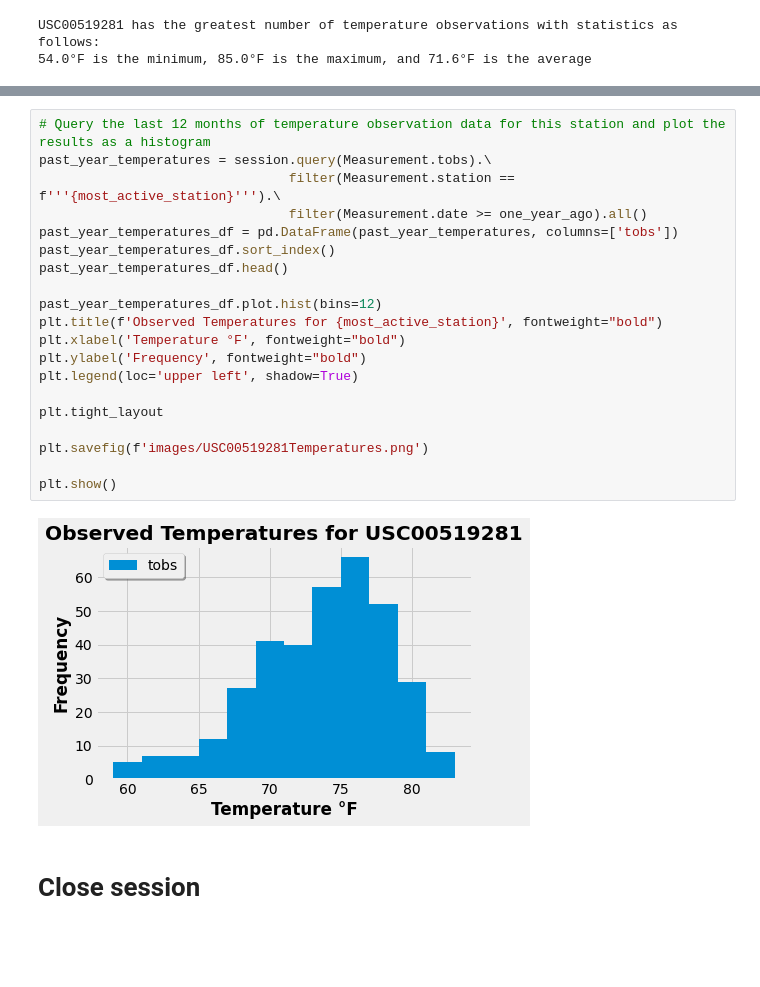
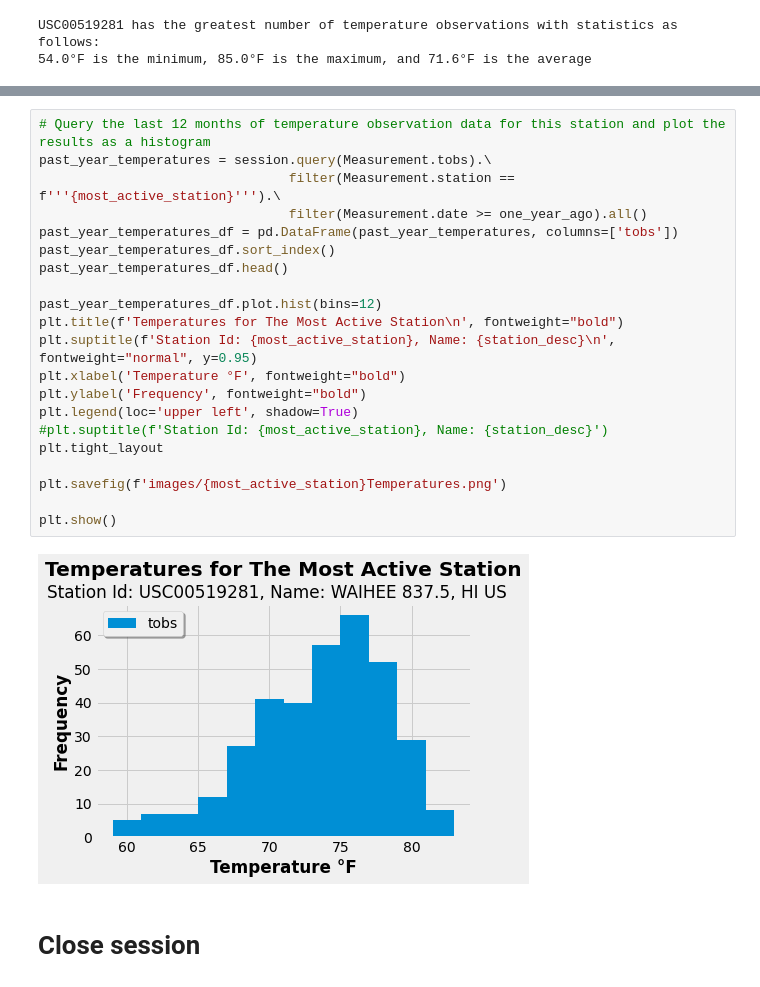
Before and after one commit to mugsiemx/sqlalchemy-challenge, a Jupyter notebook: SurfsUp/climate_analysis.ipynb, the cells around one changed output, grey strips where cells are left out. Cells and saved outputs as stored; diff of their text form; blank space fills up the shorter version.

Commit message:
Final working code with supporting images

```diff
--- a/SurfsUp/climate_analysis.ipynb
+++ b/SurfsUp/climate_analysis.ipynb
@@ -249,25 +253,26 @@ station_name_df.head()
 # %%
 # Query the last 12 months of temperature observation data for this station and plot the results as a histogram
 past_year_temperatures = session.query(Measurement.tobs).\
                                 filter(Measurement.station == f'''{most_active_station}''').\
                                 filter(Measurement.date >= one_year_ago).all()
 past_year_temperatures_df = pd.DataFrame(past_year_temperatures, columns=['tobs'])
 past_year_temperatures_df.sort_index()
 past_year_temperatures_df.head()
 
 past_year_temperatures_df.plot.hist(bins=12)
-plt.title(f'Observed Temperatures for {most_active_station}', fontweight="bold")
+plt.title(f'Temperatures for The Most Active Station\n', fontweight="bold")
+plt.suptitle(f'Station Id: {most_active_station}, Name: {station_desc}\n', fontweight="normal", y=0.95)
 plt.xlabel('Temperature °F', fontweight="bold")
 plt.ylabel('Frequency', fontweight="bold")
 plt.legend(loc='upper left', shadow=True)
-
+#plt.suptitle(f'Station Id: {most_active_station}, Name: {station_desc}')
 plt.tight_layout
 
-plt.savefig(f'images/USC00519281Temperatures.png')
+plt.savefig(f'images/{most_active_station}Temperatures.png')
 
 plt.show()
 # %% [output]
-[figure, old version]
+[figure, new version]
 # %% [markdown]
 # Close session
 # %%
```
Also changed, not shown: parts of 1 cell of this notebook, 11 other files.
